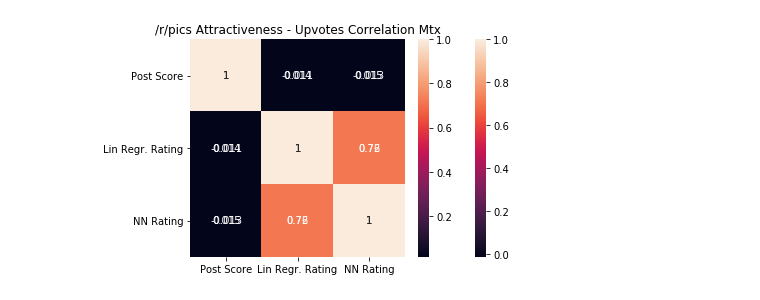
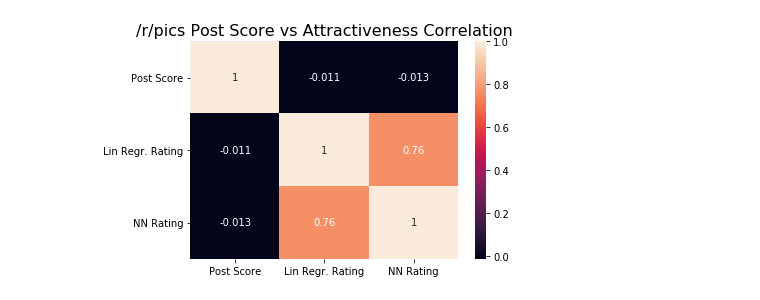
Before and after one commit to davidhaas6/attractiveness-regression, a Jupyter notebook: phase_3.ipynb, the cells around one changed output. Drawn from its saved outputs; the diff is of its cells as text; code cells hidden in the pictures.

Commit message:
More formatting and graphs

```diff
--- a/phase_3.ipynb
+++ b/phase_3.ipynb
@@ -70,8 +107,5 @@ Name: Post Score, dtype: float64
 # %%
-sn.heatmap(pics.corr(), annot=True)
-plt.title('/r/pics Attractiveness - Upvotes Correlation Mtx')
-sn.heatmap(roastme.corr(), annot=True)
-plt.title('/r/pics Attractiveness - Upvotes Correlation Mtx')
-plt.show()
+seaborn.heatmap(pics.corr(), annot=True)
+plt.title('/r/pics Post Score vs Attractiveness Correlation', size=16);
 # %% [output]
-[figure, old version]
+[figure, new version]
```
Also changed, not shown: parts of 17 cells of this notebook.
